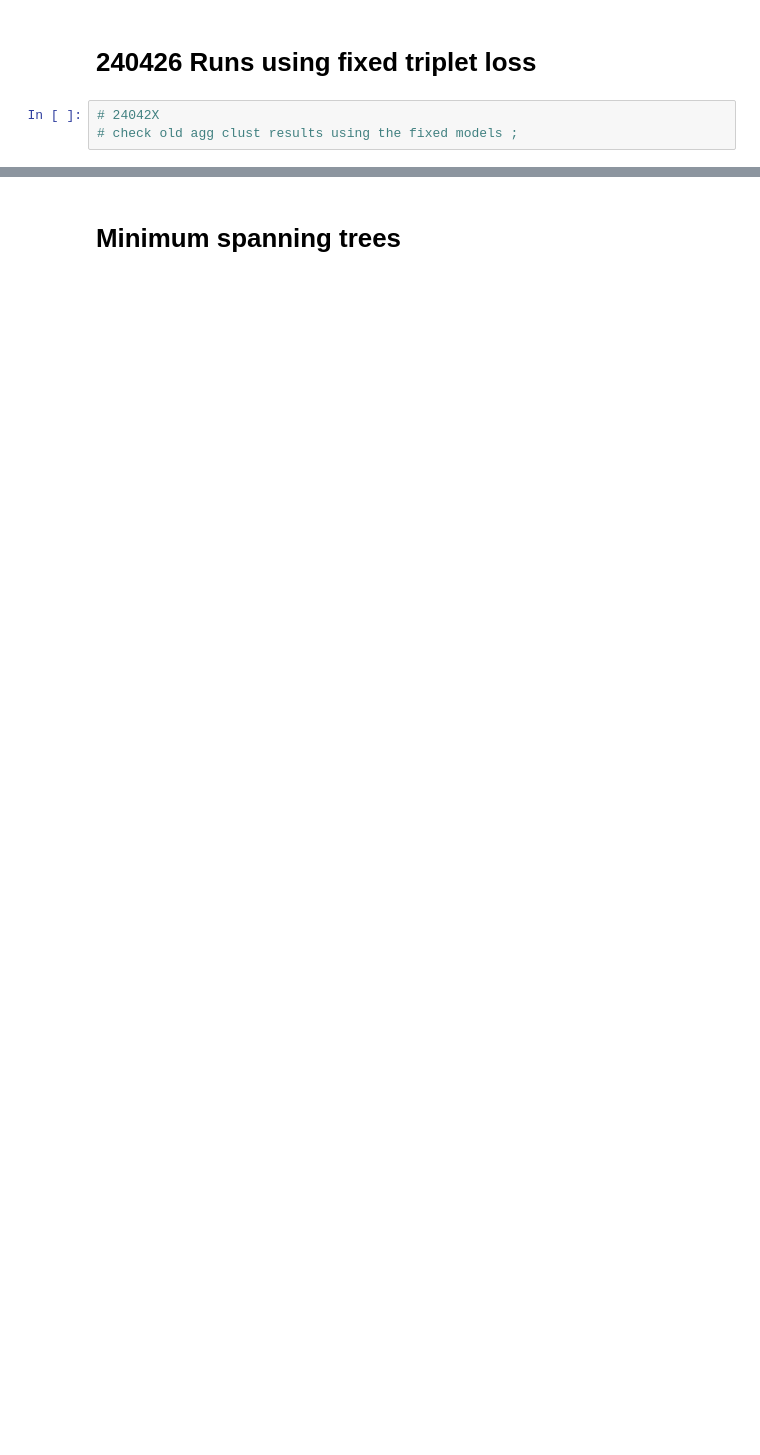
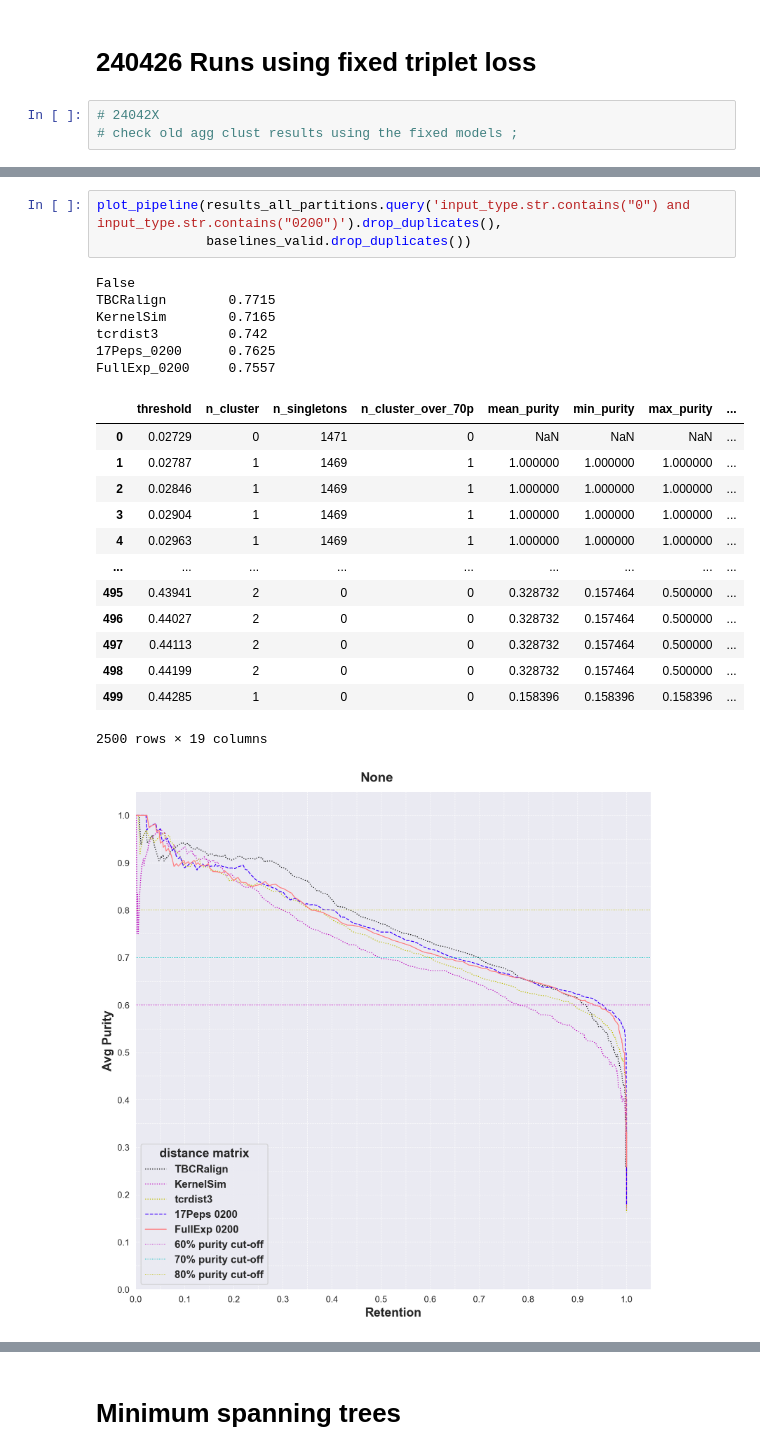
Before and after one commit to richieYT-wan/tclustr, a Jupyter notebook: notebooks/240426_networkx_clustering.ipynb, the cells around one changed output, grey strips where cells are left out. Cells and saved outputs as stored; diff of their text form; blank space fills up the shorter version.

```diff
--- a/notebooks/240426_networkx_clustering.ipynb
+++ b/notebooks/240426_networkx_clustering.ipynb
@@ -508,0 +774,24 @@ weights: vae, triplet:  1 1
+# %%
+plot_pipeline(results_all_partitions.query('input_type.str.contains("0") and input_type.str.contains("0200")').drop_duplicates(),
+              baselines_valid.drop_duplicates())
+# %% [output]
+False
+TBCRalign        0.7715
+KernelSim        0.7165
+tcrdist3         0.742
+17Peps_0200      0.7625
+FullExp_0200     0.7557
+|  | threshold | n_cluster | n_singletons | n_cluster_over_70p | mean_purity | min_purity | max_purity | ... |
+| 0 | 0.02729 | 0 | 1471 | 0 | NaN | NaN | NaN | ... |
+| 1 | 0.02787 | 1 | 1469 | 1 | 1.000000 | 1.000000 | 1.000000 | ... |
+| 2 | 0.02846 | 1 | 1469 | 1 | 1.000000 | 1.000000 | 1.000000 | ... |
+| 3 | 0.02904 | 1 | 1469 | 1 | 1.000000 | 1.000000 | 1.000000 | ... |
+| 4 | 0.02963 | 1 | 1469 | 1 | 1.000000 | 1.000000 | 1.000000 | ... |
+| ... | ... | ... | ... | ... | ... | ... | ... | ... |
+| 495 | 0.43941 | 2 | 0 | 0 | 0.328732 | 0.157464 | 0.500000 | ... |
+| 496 | 0.44027 | 2 | 0 | 0 | 0.328732 | 0.157464 | 0.500000 | ... |
+| 497 | 0.44113 | 2 | 0 | 0 | 0.328732 | 0.157464 | 0.500000 | ... |
+| 498 | 0.44199 | 2 | 0 | 0 | 0.328732 | 0.157464 | 0.500000 | ... |
+| 499 | 0.44285 | 1 | 0 | 0 | 0.158396 | 0.158396 | 0.158396 | ... |
+2500 rows × 19 columns
+[figure, added]
```
Also changed, not shown: parts of 23 cells of this notebook, 8 other files.
